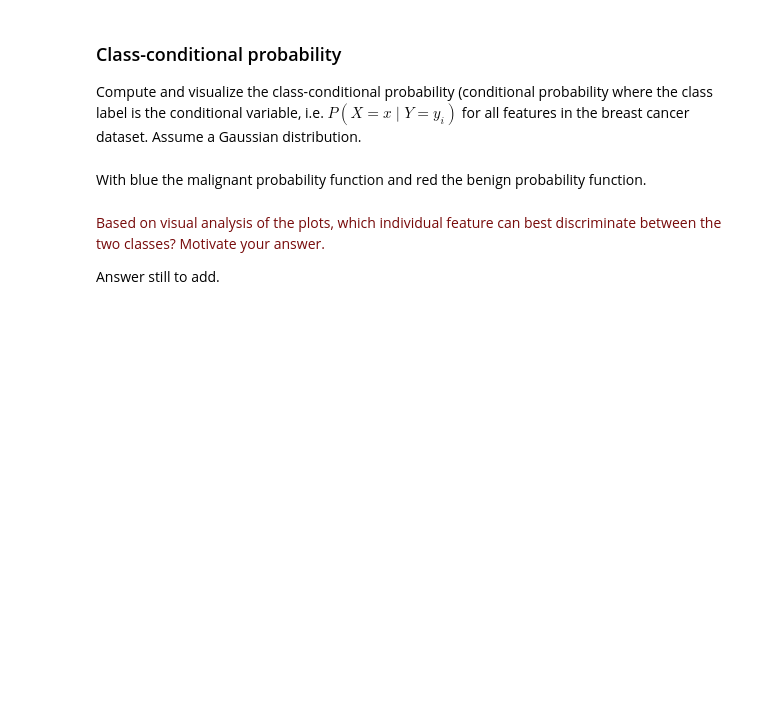
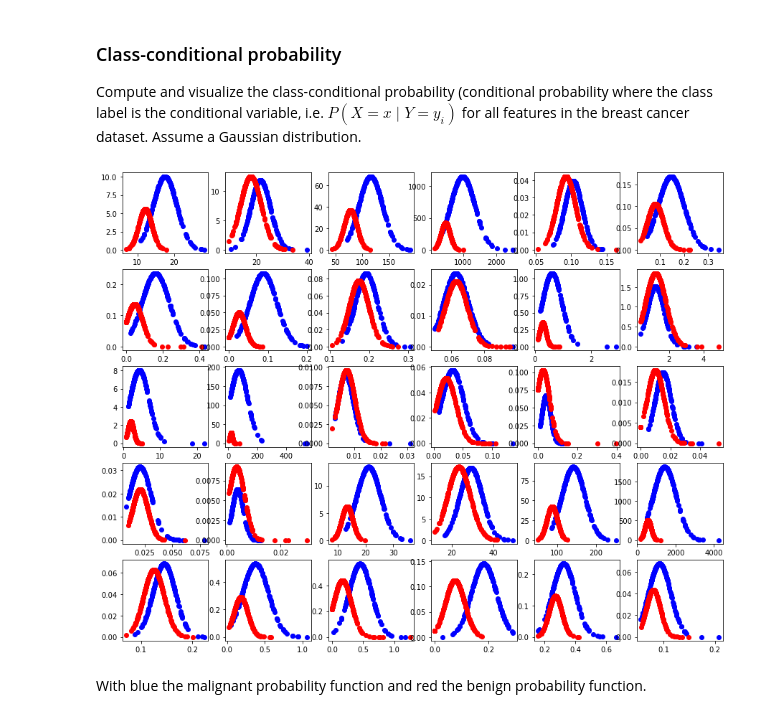
Before and after one commit to bgeven/8DM50_Group4, a Jupyter notebook: Assignment_week_1/GA_group4_week_1.ipynb, the cells around one changed output. Saved outputs shown, nothing was run; the diff lists cells and outputs as text; code cells hidden in the pictures; blank space fills up the shorter version.

```diff
--- a/Assignment_week_1/GA_group4_week_1.ipynb
+++ b/Assignment_week_1/GA_group4_week_1.ipynb
@@ -297,10 +285,8 @@ pdf_X_bc = prob_per_marker(X_bc)
 pdf_mal = prob_per_marker(X_mal) #has a shape of (30,212) for 30 genes and 212 data points
 pdf_ben = prob_per_marker(X_ben) #has a shape of (30,357) for 30 genes and 357 data points
 # %%
-plotting_adj(X_mal, X_ben, pdf_mal, pdf_ben)
+plotting(X_mal, X_ben, pdf_mal, pdf_ben)
+# %% [output]
+[figure, added]
 # %% [markdown]
 With blue the malignant probability function and red the benign probability function.
-# %% [markdown]
-<p><font color='#770a0a'>Based on visual analysis of the plots, which individual feature can best discriminate between the two classes? Motivate your answer.</font></p>
-
-Answer still to add.
```
Also changed, not shown: parts of 13 cells of this notebook, 4 other files.
